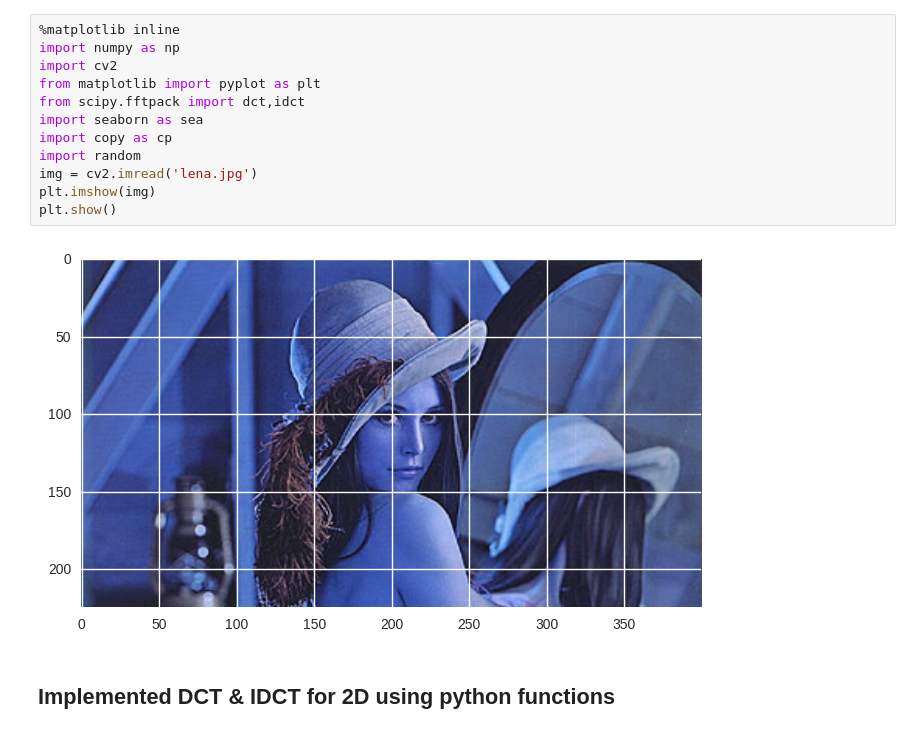
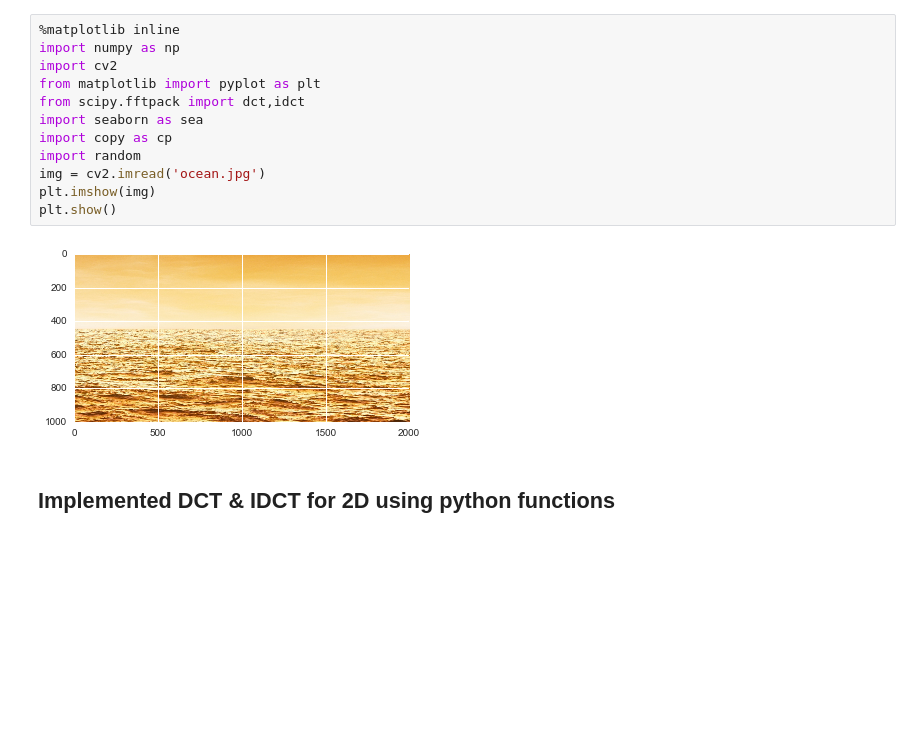
Before and after one commit to nouredd2/chameleon, a Jupyter notebook: How_to_change_coeff.ipynb, the cells around one changed output. Drawn from its saved outputs; the diff is of its cells as text; blank space fills up the shorter version.

```diff
--- a/How_to_change_coeff.ipynb
+++ b/How_to_change_coeff.ipynb
@@ -1,17 +1,17 @@
 # %%
 %matplotlib inline
 import numpy as np
 import cv2
 from matplotlib import pyplot as plt
 from scipy.fftpack import dct,idct
 import seaborn as sea
 import copy as cp
 import random
-img = cv2.imread('lena.jpg')
+img = cv2.imread('ocean.jpg')
 plt.imshow(img)
 plt.show()
 # %% [output]
-[figure, old version]
+[figure, new version]
 # %% [markdown]
 ## Implemented DCT & IDCT for 2D using python functions
 # %%
```
Also changed, not shown: parts of 17 cells of this notebook, 1 other file.
